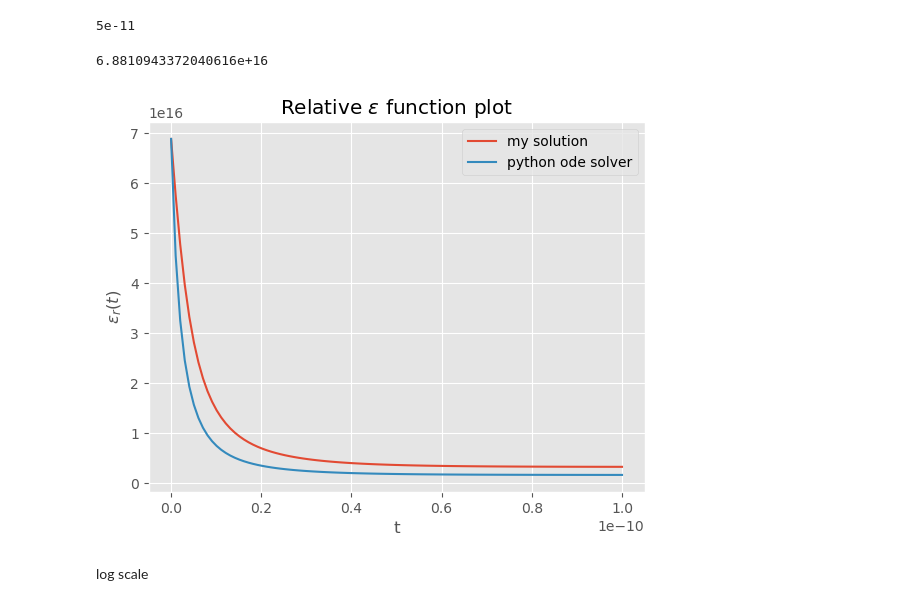
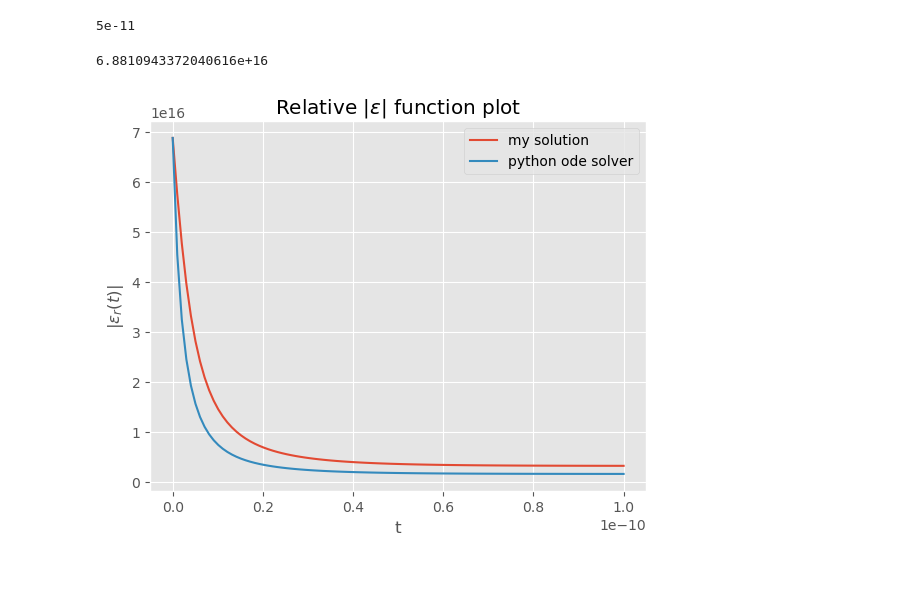
Before and after one commit to Mazz84002/Final-Year-Project, a Jupyter notebook: Numerically Checking Results/fplots.ipynb, the cells around one changed output. Saved outputs shown, nothing was run; the diff lists cells and outputs as text; code cells hidden in the pictures; blank space fills up the shorter version.

```diff
--- a/Numerically Checking Results/fplots.ipynb
+++ b/Numerically Checking Results/fplots.ipynb
@@ -195,7 +196,7 @@ for i in range(0, M):
         return b(0.1-z)
     def d_xi_r_dz(z, xi_r):
         return -a_rev(z)*xi_r-b_rev(z)*xi_r**2
-    dev.append(find_spatial_deviation(10**i))
+    dev.append(abs(find_spatial_deviation(10**i)))
 
 X_Y_Spline = make_interp_spline(np.arange(M), dev)
 
@@ -233,36 +234,34 @@ t_vals = np.linspace(0, T, dT)
 a_r = [a(t_val) for t_val in t_vals]
 b_r = [b(t_val) for t_val in t_vals]
 I = [ np.exp(-quad(a, 0, t_val)[0]) for t_val in t_vals ]
 
 # We first find I(z)b(z) and we interpolate this function
 d = [ (I[i]*b_r[i]) for i in range(0, 100) ]
 d_interp = interp1d(np.linspace(0, T, 100), d, kind='cubic')
 D = [ quad(d_interp, 0, t_val)[0] for t_val in t_vals ]
 
 dGamma_dt_r = [dGamma_dt(t_val) for t_val in t_vals]
 
 xi_0 = (a_r[0]-2*dGamma_dt_r[0])/b_r[0]
 print((xi_0)**2/constants.epsilon_0)
 
 eps = [ ( (I[i])/( I[0]*( 1/xi_0  ) + 1j*D[i] ) )**2 for i in range(0, dT) ]
 
 def d_xi_dt(t, xi):
-    return -a(t)*xi-b(t)*xi**2;
+    return -a(t)*xi-b(t)*xi**2
 
 solver_options = {'atol': 1e-6, 'rtol': 1e-4, 'mxstep': 5000}
 
 req_xi = odeint(d_xi_dt, y0=xi_0, t=t_vals, tfirst=True, **solver_options)
 req_eps = np.multiply(req_xi, req_xi)
 
 plt.plot(t_vals, [(abs(val)/constants.epsilon_0) for val in eps], label='my solution')
 plt.plot(t_vals, [(abs(val)/constants.epsilon_0) for val in req_eps], label='python ode solver')
 plt.xlabel('t')
-plt.ylabel('$\epsilon_r(t)$')
-plt.title('Relative $\epsilon$ function plot')
+plt.ylabel('$|\epsilon_r(t)|$')
+plt.title('Relative $|\epsilon|$ function plot')
 plt.legend()
 plt.show()
 # %% [output]
 6.8810943372040616e+16
-[figure, old version]
+[figure, new version]
-# %% [markdown]
-log scale
```
Also changed, not shown: parts of 9 cells of this notebook.
